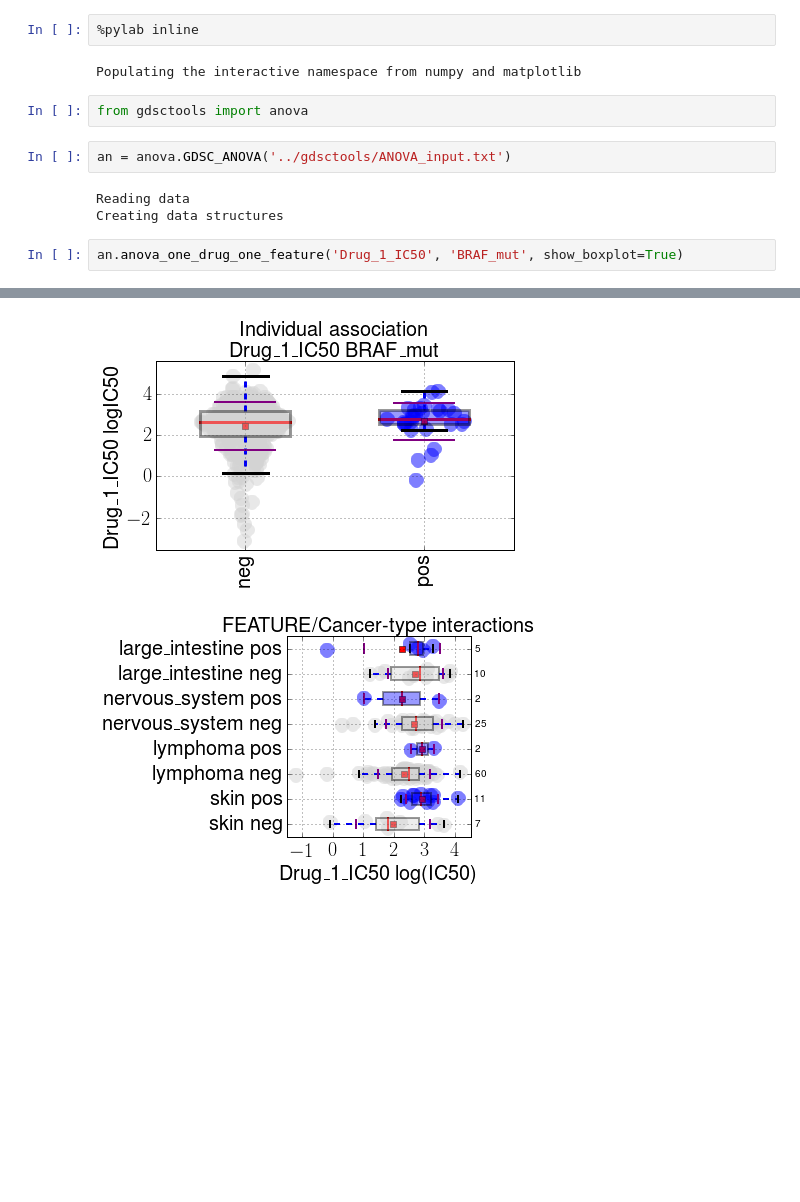
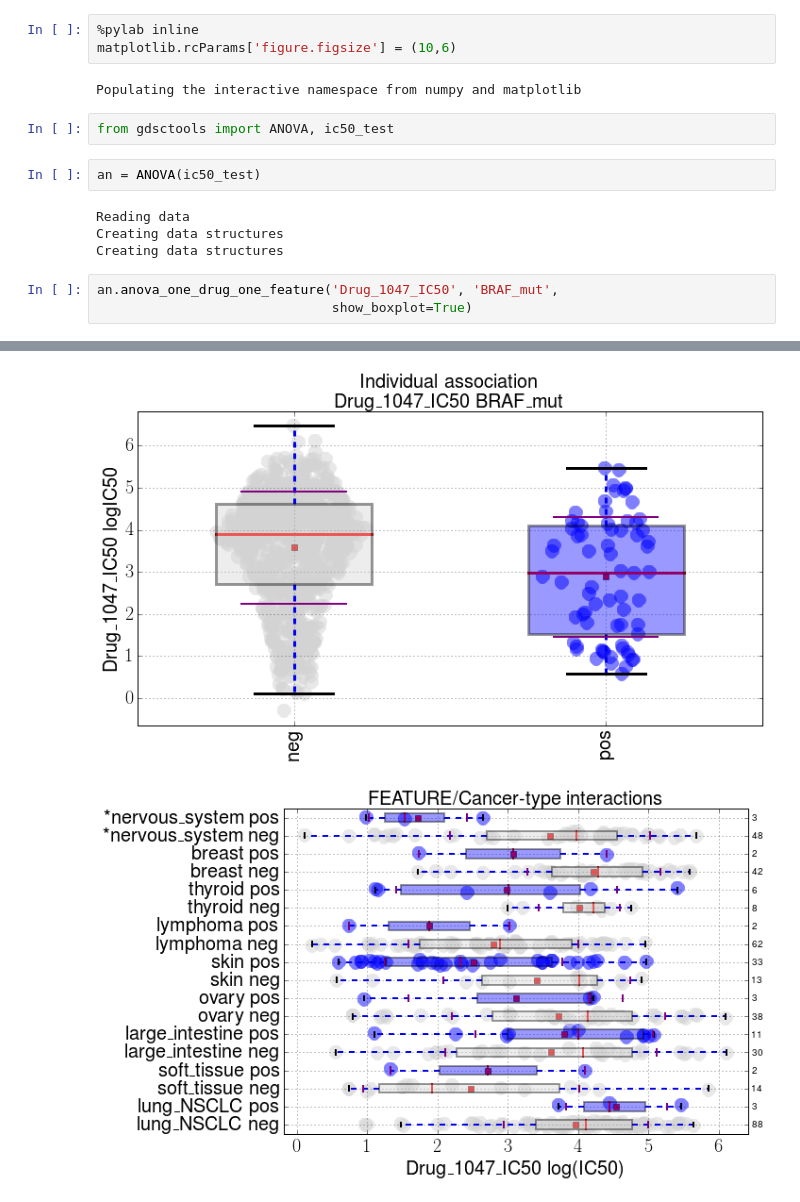
Before and after one commit to CancerRxGene/gdsctools, a Jupyter notebook: notebooks/ANOVA One Drug One Feature (ODOF).ipynb, the cells around one changed output, grey strips where cells are left out. Saved outputs shown, nothing was run; the diff lists cells and outputs as text; blank space fills up the shorter version.

```diff
--- a/notebooks/ANOVA One Drug One Feature (ODOF).ipynb
+++ b/notebooks/ANOVA One Drug One Feature (ODOF).ipynb
@@ -1,15 +4,18 @@
 # %%
 %pylab inline
+matplotlib.rcParams['figure.figsize'] = (10,6)
 # %% [output]
 Populating the interactive namespace from numpy and matplotlib
 # %%
-from gdsctools import anova
+from gdsctools import ANOVA, ic50_test
-# %%
-an = anova.GDSC_ANOVA('../gdsctools/ANOVA_input.txt')
-# %% [output]
-Reading data
-Creating data structures
+# %%
+an = ANOVA(ic50_test)
+# %% [output]
+Reading data
+Creating data structures
+Creating data structures
 # %%
-an.anova_one_drug_one_feature('Drug_1_IC50', 'BRAF_mut', show_boxplot=True)
+an.anova_one_drug_one_feature('Drug_1047_IC50', 'BRAF_mut',
+                              show_boxplot=True)
 # %% [output]
 |  | Drug Target | Drug id | Drug name | FEATURE | FEATURE_ANOVA_pval | FEATURE_IC50_T_pval | ... |
@@ -17,2 +23,2 @@ an.anova_one_drug_one_feature('Drug_1_IC50', 'BRAF_mut', show_boxplot=True)
-[figure, old version]
+[figure, new version]
-[figure, old version]
+[figure, new version]
```
Also changed, not shown: parts of 2 cells of this notebook, 13 other files.
